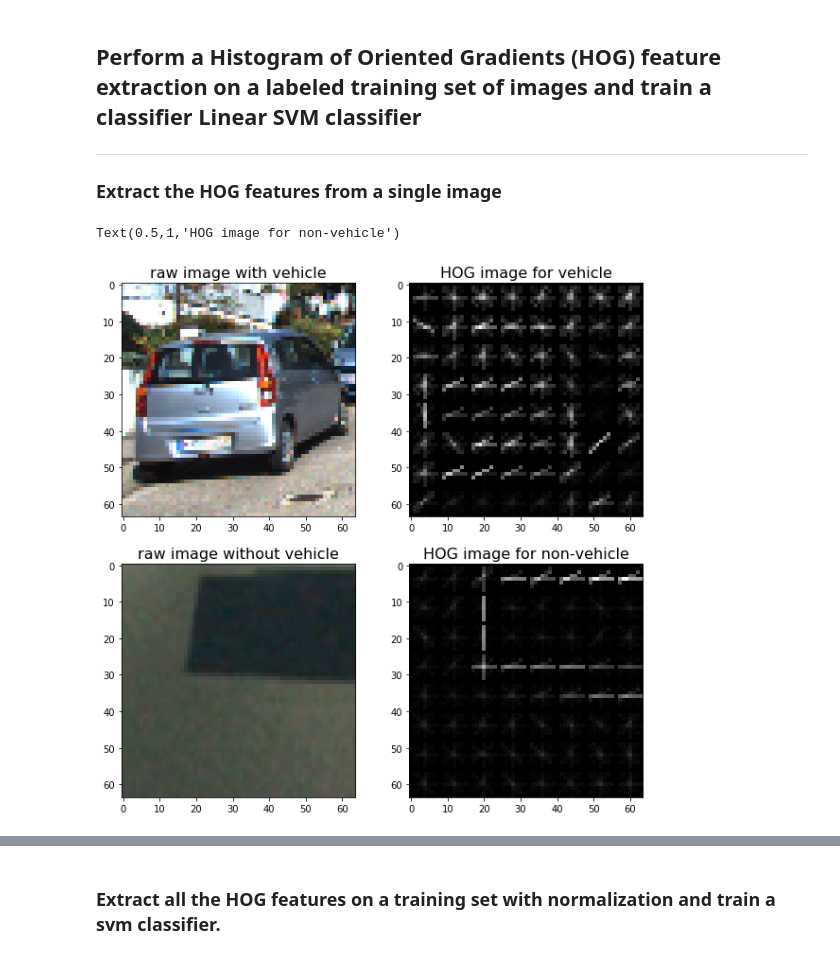
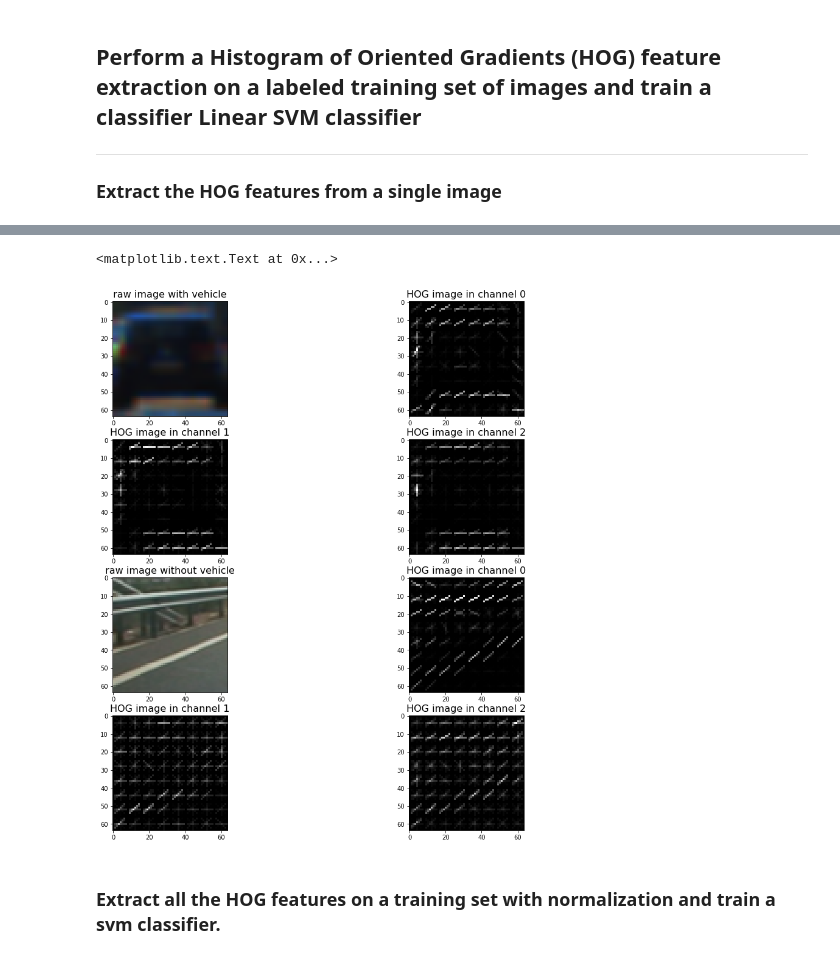
Before and after one commit to YimengZhu/CarND-Vehicle-Detection, a Jupyter notebook: Untitled.ipynb, the cells around one changed output, grey strips where cells are left out. Saved outputs shown, nothing was run; the diff lists cells and outputs as text; code cells hidden in the pictures.

```diff
--- a/Untitled.ipynb
+++ b/Untitled.ipynb
@@ -69,20 +67,36 @@ def get_hog_features(img, orient, pix_per_cell, cell_per_block, vis=False, featu
                        cells_per_block=(cell_per_block, cell_per_block), transform_sqrt=False,
                        visualise=vis, feature_vector=feature_vec)
         return features
-# %%
-_, car_hog = get_hog_features(vehicle_image_gray, 8, 8, 2, vis=True, feature_vec=True)
-_, noncar_hog = get_hog_features(non_vehicle_image_gray, 8, 8, 2, vis=True, feature_vec=True)
-
-f, ((ax1, ax2), (ax3, ax4)) = plt.subplots(2, 2, figsize=(10,10))
-
-ax1.imshow(vehicle_random_image)
-ax1.set_title('raw image with vehicle', fontsize=16)
-ax2.imshow(car_hog, cmap='gray')
-ax2.set_title('HOG image for vehicle', fontsize=16)
-ax3.imshow(non_vehicle_random_image)
-ax3.set_title('raw image without vehicle', fontsize=16)
-ax4.imshow(noncar_hog, cmap='gray')
-ax4.set_title('HOG image for non-vehicle', fontsize=16)
-# %% [output]
-Text(0.5,1,'HOG image for non-vehicle')
-[figure, removed]
+# %%
+vehicle_random_image_LUV = cv2.cvtColor(vehicle_random_image,cv2.COLOR_BGR2LUV)
+non_vehicle_random_image_LUV = cv2.cvtColor(non_vehicle_random_image,cv2.COLOR_BGR2LUV)
+
+_, car_hog_0 = get_hog_features(vehicle_random_image_LUV[:,:,0], 8, 8, 2, vis=True, feature_vec=True)
+_, car_hog_1 = get_hog_features(vehicle_random_image_LUV[:,:,1], 8, 8, 2, vis=True, feature_vec=True)
+_, car_hog_2 = get_hog_features(vehicle_random_image_LUV[:,:,2], 8, 8, 2, vis=True, feature_vec=True)
+
+_, noncar_hog_0 = get_hog_features(non_vehicle_random_image_LUV[:,:,0], 8, 8, 2, vis=True, feature_vec=True)
+_, noncar_hog_1 = get_hog_features(non_vehicle_random_image_LUV[:,:,1], 8, 8, 2, vis=True, feature_vec=True)
+_, noncar_hog_2 = get_hog_features(non_vehicle_random_image_LUV[:,:,2], 8, 8, 2, vis=True, feature_vec=True)
+
+
+f, ((ax1, ax2), (ax3, ax4), (ax5, ax6), (ax7, ax8)) = plt.subplots(4,2, figsize=(16,16))
+
+ax1.imshow(vehicle_random_image)
+ax1.set_title('raw image with vehicle', fontsize=16)
+ax2.imshow(car_hog_0, cmap='gray')
+ax2.set_title('HOG image in channel 0', fontsize=16)
+ax3.imshow(car_hog_1, cmap='gray')
+ax3.set_title('HOG image in channel 1', fontsize=16)
+ax4.imshow(car_hog_2, cmap='gray')
+ax4.set_title('HOG image in channel 2', fontsize=16)
+
+ax5.imshow(non_vehicle_random_image)
+ax5.set_title('raw image without vehicle', fontsize=16)
+ax6.imshow(noncar_hog_0, cmap='gray')
+ax6.set_title('HOG image in channel 0', fontsize=16)
+ax7.imshow(noncar_hog_1, cmap='gray')
+ax7.set_title('HOG image in channel 1', fontsize=16)
+ax8.imshow(noncar_hog_2, cmap='gray')
+ax8.set_title('HOG image in channel 2', fontsize=16)
+# %% [output]
@@ -89,3 +105,5 @@ Text(0.5,1,'HOG image for non-vehicle')
+<matplotlib.text.Text at 0x...>
+[figure, added]
 # %% [markdown]
 ### Extract all the HOG features on a training set with normalization and train a svm classifier.
 # %%
```
Also changed, not shown: parts of 3 cells of this notebook.
